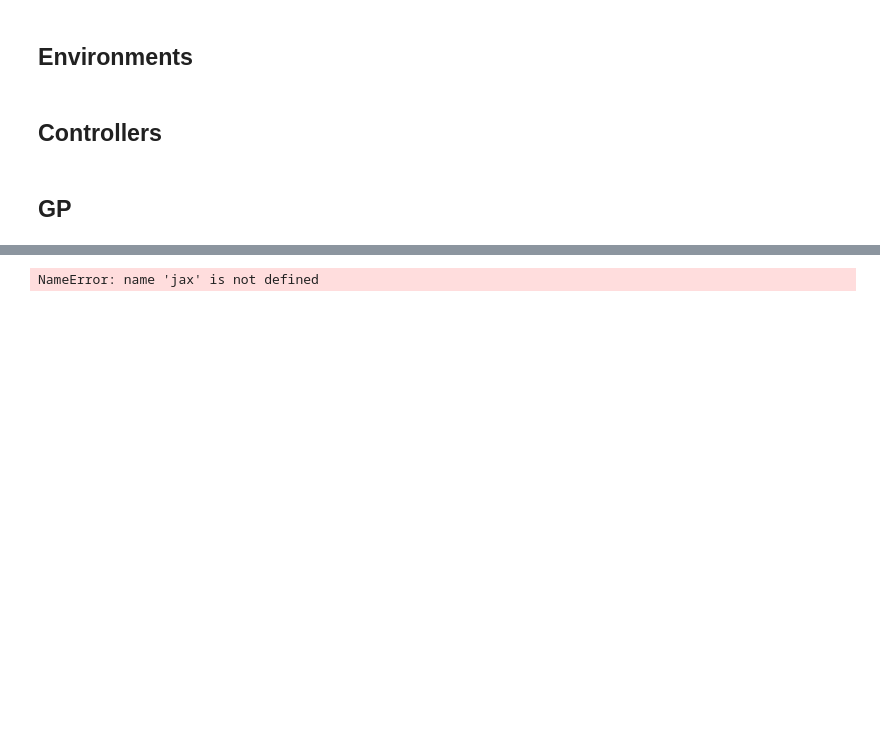
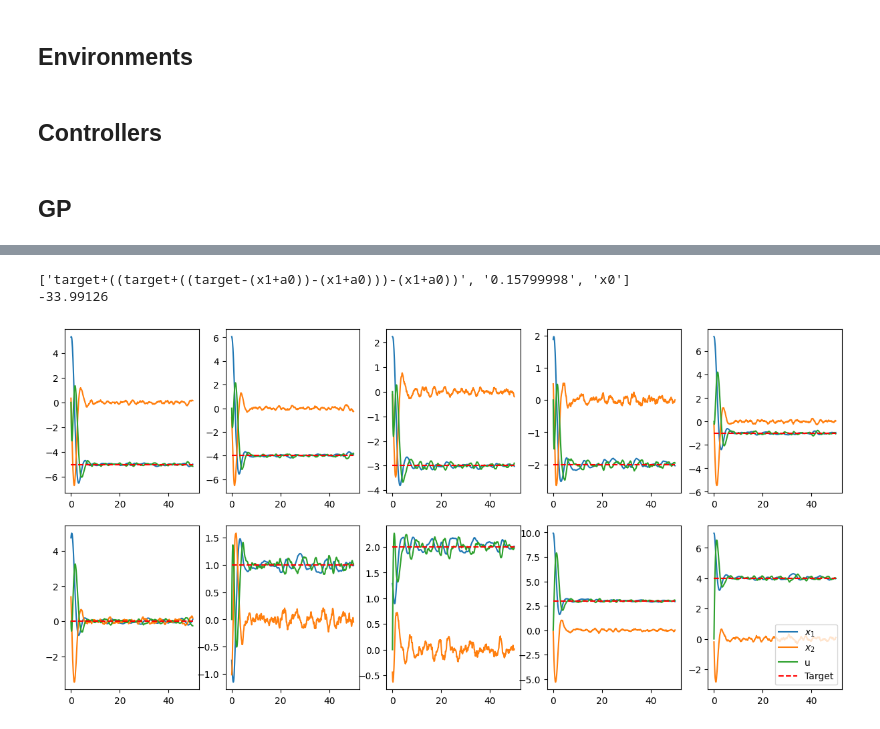
Before and after one commit to sdevries0/MultiTreeGP, a Jupyter notebook: first_pytrees.ipynb, the cells around one changed output, grey strips where cells are left out. Drawn from its saved outputs; the diff is of its cells as text; code cells hidden in the pictures; blank space fills up the shorter version.

```diff
--- a/first_pytrees.ipynb
+++ b/first_pytrees.ipynb
@@ -343,18 +351,25 @@ Final generation, average fitness: 22002.05859375, best_fitness: 249.74050903320
 # %%
-ys_gp, us_gp, act = jax.vmap(gp.evaluate_control_loop, in_axes=[None,0,None, 0, 0])(best_solutions[2], x0, ts, targets, jrandom.split(key, x0.shape[0]))
+# sol = multi_gp.Expression([['/',['+',[jnp.array(2.8502984+2.8502984-4.716474-1.0577378)],['+',['*',[jnp.array(-3)],['x1']],['-',['*',[jnp.array(4)],['target']],['*',[jnp.array(4.0)],['a0']]]]],[jnp.array(0.6501584)]],['a0'],['a0']])
+# print(sol)
+# ys_gp, us_gp, act = jax.vmap(gp.evaluate_control_loop, in_axes=[None,0,None, 0, 0])(sol, x0, ts, targets, jrandom.split(key, x0.shape[0]))
+index = 0
+print(best_solutions[index])
+ys_gp, us_gp, act = jax.vmap(gp.evaluate_control_loop, in_axes=[None,0,None, 0, 0])(best_solutions[index], x0, ts, targets, jrandom.split(key, x0.shape[0]))
 rewards_gp = jax.vmap(fitness_function.get_rewards)(ys_gp, us_gp, targets)
-
+print(jnp.mean(rewards_gp,axis=0)[-1]*dt)
 fig, ax = plt.subplots(ncols=5,nrows=2, figsize=(15,7))
 ax = ax.ravel()
 for index in range(x0.shape[0]):
     ax[index].plot(ts,ys_gp[index,:,0], label='$x_1$')
     ax[index].plot(ts,ys_gp[index,:,1], label='$x_2$')
     ax[index].plot(ts,us_gp[index], label='u')
     ax[index].hlines(targets[index], ts[0], ts[-1], color="red", linestyle="--", label="Target")
 ax[-1].legend()
 plt.show()
 # %% [output]
-NameError: name 'jax' is not defined
+['target+((target+((target-(x1+a0))-(x1+a0)))-(x1+a0))', '0.15799998', 'x0']
+-33.99126
+[figure, added]
 # %%
 mean_rewards_lq = jnp.mean(rewards_lq*dt, axis=0)
 std_rewards_lq = jnp.std(rewards_lq*dt, axis=0)*dt
```
Also changed, not shown: parts of 11 cells of this notebook, 1 other file.
